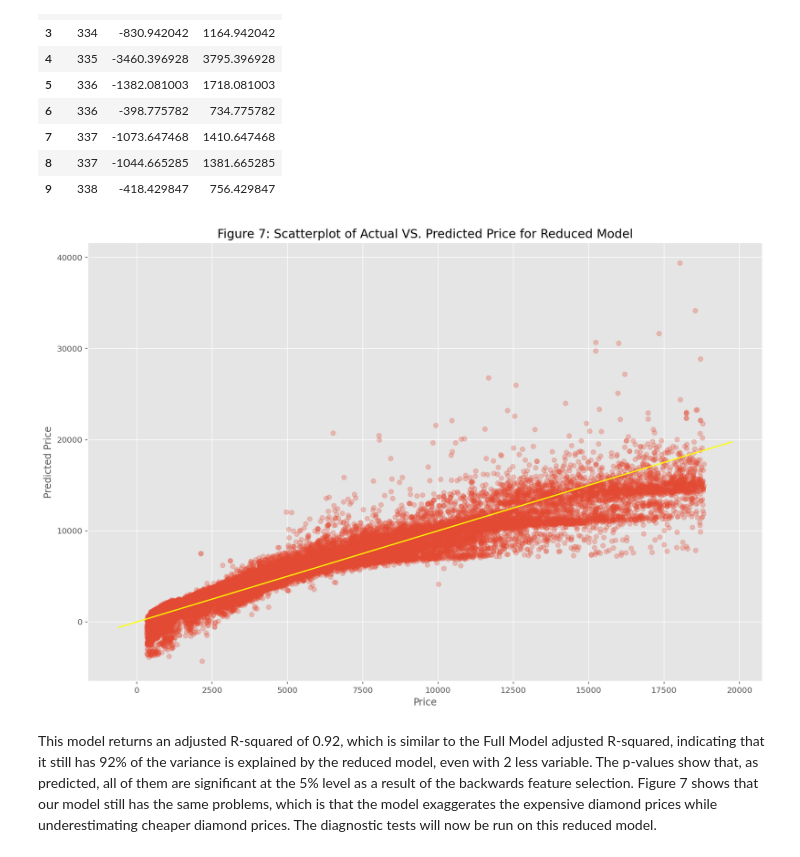
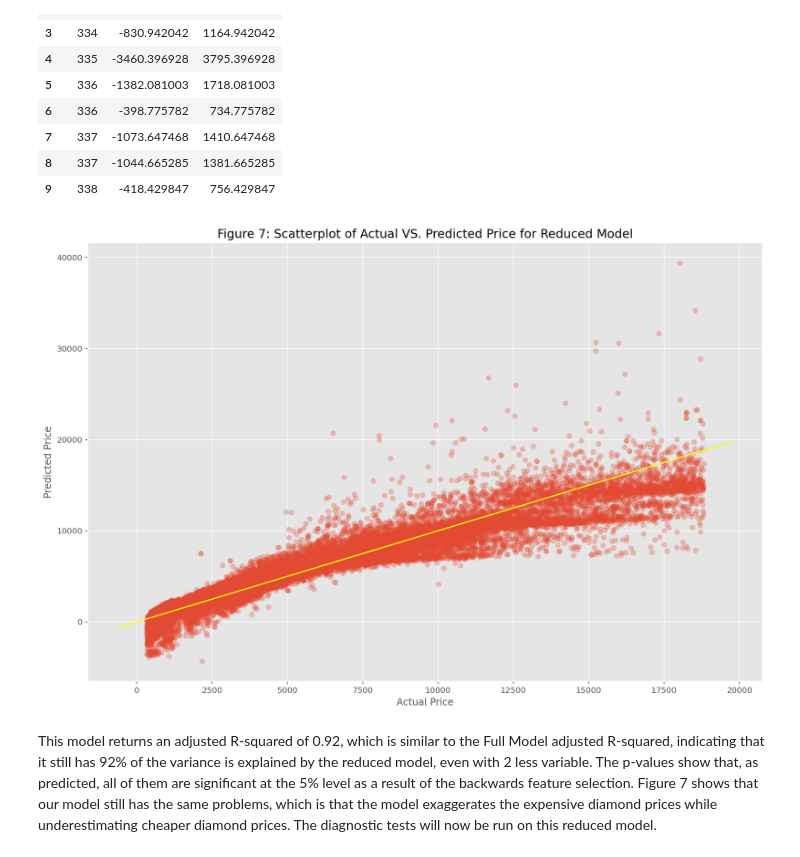
Before and after one commit to s3955624-Chee-Kin-Go/Phase-2, a Jupyter notebook: Phase 2_Group15.ipynb, the cells around one changed output. Cells and saved outputs as stored; diff of their text form; code cells hidden in the pictures.

```diff
--- a/Phase 2_Group15.ipynb
+++ b/Phase 2_Group15.ipynb
@@ -334,14 +334,14 @@ residuals_reduced.head(10)
 # %%
 # get a scatter plot
 plt.figure(figsize=(15,10))
 plt.scatter(residuals_reduced['actual'], residuals_reduced['predicted'], alpha=0.3);
 plot_line(axis=plt.gca(), slope=1, intercept=0, c="yellow");
-plt.xlabel('Price');
+plt.xlabel('Actual Price');
 plt.ylabel('Predicted Price');
 plt.title('Figure 7: Scatterplot of Actual VS. Predicted Price for Reduced Model', fontsize=15);
 plt.show();
 # %% [output]
-[figure, old version]
+[figure, new version]
 # %% [markdown]
 This model returns an adjusted R-squared of 0.92, which is similar to the Full Model adjusted R-squared, indicating that it still has 92% of the variance is explained by the reduced model, even with 2 less variable. The p-values show that, as predicted, all of them are significant at the 5% level as a result of the backwards feature selection. Figure 7 shows that our model still has the same problems, which is that the model exaggerates the expensive diamond prices while underestimating cheaper diamond prices. The diagnostic tests will now be run on this reduced model.
 # %% [markdown]
```
Also changed, not shown: parts of 3 cells of this notebook.
